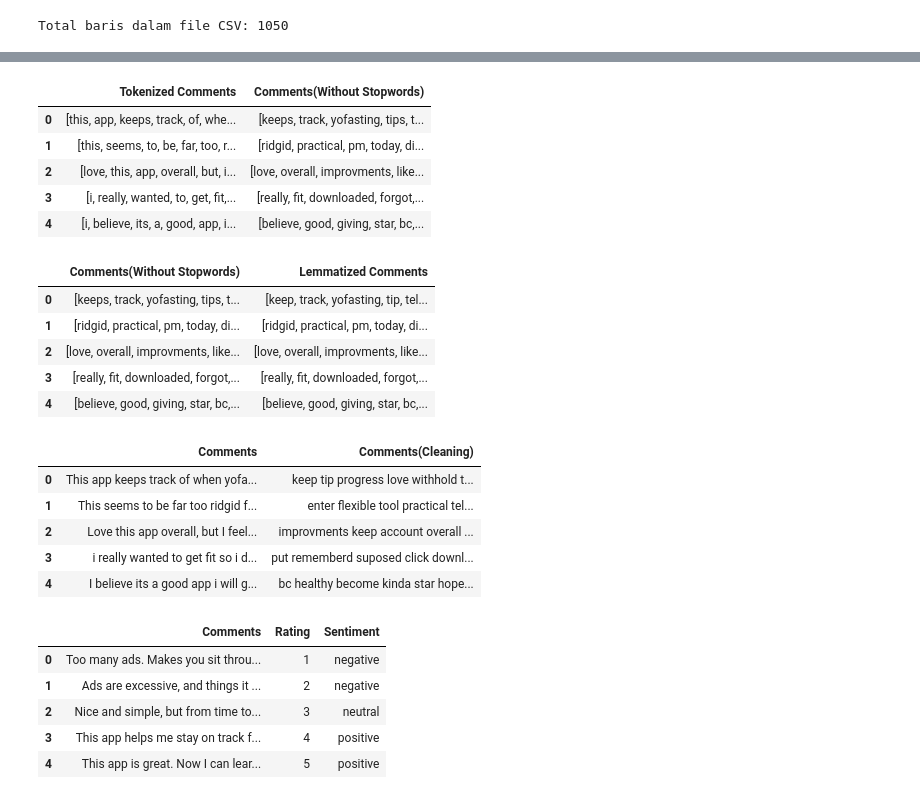
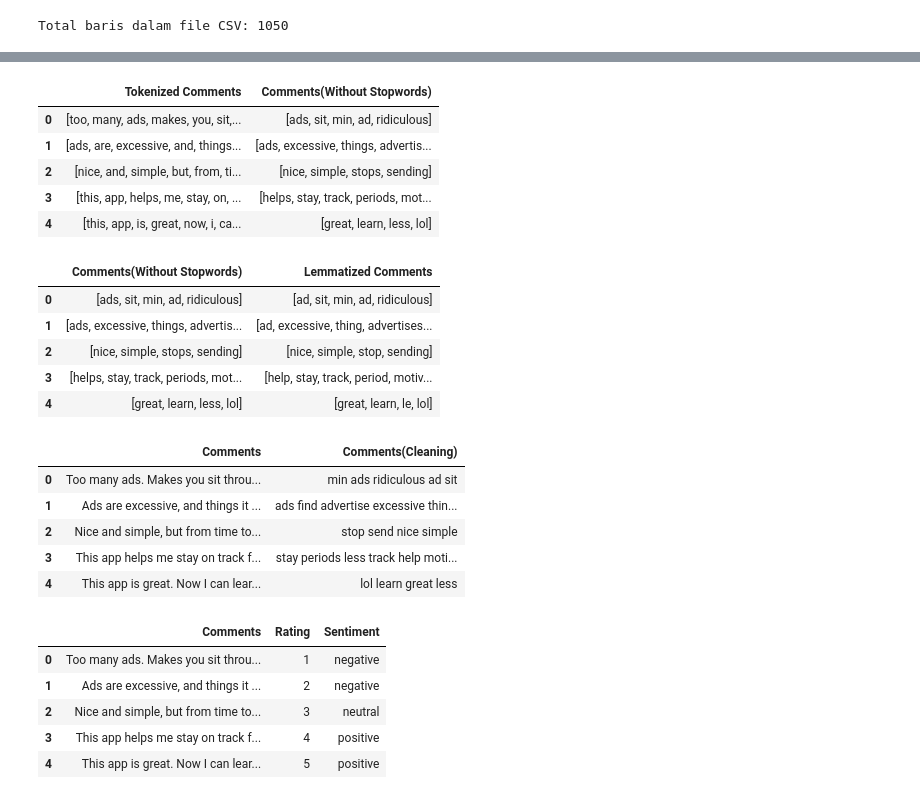
Before and after one commit to VarhanKusuma/Perbandingan_K-NN_dan_NBC_Pada_Sentimen_Ulasan_Aplikasi_Intermittent_Fasting, a Jupyter notebook: SKRIPSI.ipynb, the cells around one changed output, grey strips where cells are left out. Cells and saved outputs as stored; diff of their text form; code cells hidden in the pictures.

```diff
--- a/SKRIPSI.ipynb
+++ b/SKRIPSI.ipynb
@@ -161,34 +178,41 @@ dataset[['Filtered Comments', 'Tokenized Comments']].head()
 # %%
 # @title Membersihkan Dataset (Stopwords Removal)
 
 def remove_stopwords(tokens):
     # Hapus stopwords bahasa Inggris
     stop_words = set(stopwords.words('english'))
     # Menambahkan kata-kata tambahan secara manual
     additional_stopwords = {'app', 'fast', 'time', 'use', 'would', 'im', 'get', 'start', 'day', 'one', 'way', 'need', 'open', 'hour', 'edit', 'got',
                             'ive', 'also', 'using', 'many', 'version', 'water', 'much', 'times', 'fasting', 'every', 'give', 'option', 'week', 'youre',
                             'see', 'end', 'days', 'eating', 'set', 'back', 'could', 'apps', 'still', 'far', 'go', 'used', 'find', 'phone', 'timer',
                             'body', 'long', 'notifications', 'going', 'started', 'make', 'add', 'plans', 'first', 'another', 'stars', 'work', 'eat',
                             'hours', 'data', 'without', 'try', 'tracking', 'custom', 'longer', 'lost', 'drink', 'months', 'tried', 'little', 'food',
                             'theres', 'month', 'however', 'intermittent', 'know', 'tracker', 'getting', 'since', 'think', 'makes', 'manually',
                             'google', 'seems', 'thing', 'fasts', 'something', 'feel', 'lot', 'year', 'allow', 'wanted', 'always', 'meal', 'instead'}
 
     # Gabungkan daftar stopwords dengan kata-kata tambahan
     stop_words.update(additional_stopwords)
     return [word for word in tokens if word not in stop_words]
 
 # Melakukan penghapusan stop words pada kolom 'Tokenized Comments' dari dataset
 dataset['Comments(Without Stopwords)'] = dataset['Tokenized Comments'].apply(remove_stopwords)
 
-# Menampilkan dataset setelah menghapus stop words
-dataset[['Tokenized Comments', 'Comments(Without Stopwords)']].head()
+# Menggunakan daftar indeks spesifik untuk memilih baris
+indices = [50, 190, 750, 343, 11]
+subset_indices = dataset[['Tokenized Comments', 'Comments(Without Stopwords)']].iloc[indices]
+
+# Mengatur ulang indeks dan menghapus kolom indeks yang lama
+subset_indices_reset = subset_indices.reset_index(drop=True)
+
+# Menampilkan hasil menggunakan display
+display(subset_indices_reset)
 # %% [output]
 |  | Tokenized Comments | Comments(Without Stopwords) |
-| 0 | [this, app, keeps, track, of, whe... | [keeps, track, yofasting, tips, t... |
-| 1 | [this, seems, to, be, far, too, r... | [ridgid, practical, pm, today, di... |
-| 2 | [love, this, app, overall, but, i... | [love, overall, improvments, like... |
-| 3 | [i, really, wanted, to, get, fit,... | [really, fit, downloaded, forgot,... |
-| 4 | [i, believe, its, a, good, app, i... | [believe, good, giving, star, bc,... |
+| 0 | [too, many, ads, makes, you, sit,... | [ads, sit, min, ad, ridiculous] |
+| 1 | [ads, are, excessive, and, things... | [ads, excessive, things, advertis... |
+| 2 | [nice, and, simple, but, from, ti... | [nice, simple, stops, sending] |
+| 3 | [this, app, helps, me, stay, on, ... | [helps, stay, track, periods, mot... |
+| 4 | [this, app, is, great, now, i, ca... | [great, learn, less, lol] |
 # %%
 # @title Membersihkan Dataset (Lemmatization)
 
@@ -200,15 +224,22 @@ def apply_lemmatization(tokens):
 # Melakukan lemmatisasi pada kolom 'Comments(Without Stopwords)' dari dataset
 dataset['Lemmatized Comments'] = dataset['Comments(Without Stopwords)'].apply(apply_lemmatization)
 
-# Menampilkan dataset setelah lemmatisasi
-dataset[['Comments(Without Stopwords)', 'Lemmatized Comments']].head()
+# Menggunakan daftar indeks spesifik untuk memilih baris
+indices = [50, 190, 750, 343, 11]
+subset_indices = dataset[['Comments(Without Stopwords)', 'Lemmatized Comments']].iloc[indices]
+
+# Mengatur ulang indeks dan menghapus kolom indeks yang lama
+subset_indices_reset = subset_indices.reset_index(drop=True)
+
+# Menampilkan hasil menggunakan display
+display(subset_indices_reset)
 # %% [output]
 |  | Comments(Without Stopwords) | Lemmatized Comments |
-| 0 | [keeps, track, yofasting, tips, t... | [keep, track, yofasting, tip, tel... |
-| 1 | [ridgid, practical, pm, today, di... | [ridgid, practical, pm, today, di... |
-| 2 | [love, overall, improvments, like... | [love, overall, improvments, like... |
-| 3 | [really, fit, downloaded, forgot,... | [really, fit, downloaded, forgot,... |
-| 4 | [believe, good, giving, star, bc,... | [believe, good, giving, star, bc,... |
+| 0 | [ads, sit, min, ad, ridiculous] | [ad, sit, min, ad, ridiculous] |
+| 1 | [ads, excessive, things, advertis... | [ad, excessive, thing, advertises... |
+| 2 | [nice, simple, stops, sending] | [nice, simple, stop, sending] |
+| 3 | [helps, stay, track, periods, mot... | [help, stay, track, period, motiv... |
+| 4 | [great, learn, less, lol] | [great, learn, le, lol] |
 # %%
 # @title Hasil dari Dataset Yang Sudah Dibersihkan (Cleaning)
 
@@ -253,15 +284,22 @@ def clean_text(text):
 # Melakukan pembersihan teks pada kolom 'Comments' dari dataset
 dataset['Comments(Cleaning)'] = dataset['Comments'].apply(clean_text)
 
-# Menampilkan dataset 'Comments' asli dan yang sudah dibersihkan
-dataset[['Comments', 'Comments(Cleaning)']].head()
+# Menggunakan daftar indeks spesifik untuk memilih baris
+indices = [50, 190, 750, 343, 11]
+subset_indices = dataset[['Comments', 'Comments(Cleaning)']].iloc[indices]
+
+# Mengatur ulang indeks dan menghapus kolom indeks yang lama
+subset_indices_reset = subset_indices.reset_index(drop=True)
+
+# Menampilkan hasil menggunakan display
+display(subset_indices_reset)
 # %% [output]
 |  | Comments | Comments(Cleaning) |
-| 0 | This app keeps track of when yofa... | keep tip progress love withhold t... |
-| 1 | This seems to be far too ridgid f... | enter flexible tool practical tel... |
-| 2 | Love this app overall, but I feel... | improvments keep account overall ... |
-| 3 | i really wanted to get fit so i d... | put rememberd suposed click downl... |
-| 4 | I believe its a good app i will g... | bc healthy become kinda star hope... |
+| 0 | Too many ads. Makes you sit throu... | min ads ridiculous ad sit |
+| 1 | Ads are excessive, and things it ... | ads find advertise excessive thin... |
+| 2 | Nice and simple, but from time to... | stop send nice simple |
+| 3 | This app helps me stay on track f... | stay periods less track help moti... |
+| 4 | This app is great. Now I can lear... | lol learn great less |
 # %%
 # @title Menambah Kolom Sentiment dari Hasil Rating
 
```
Also changed, not shown: parts of 12 cells of this notebook.
